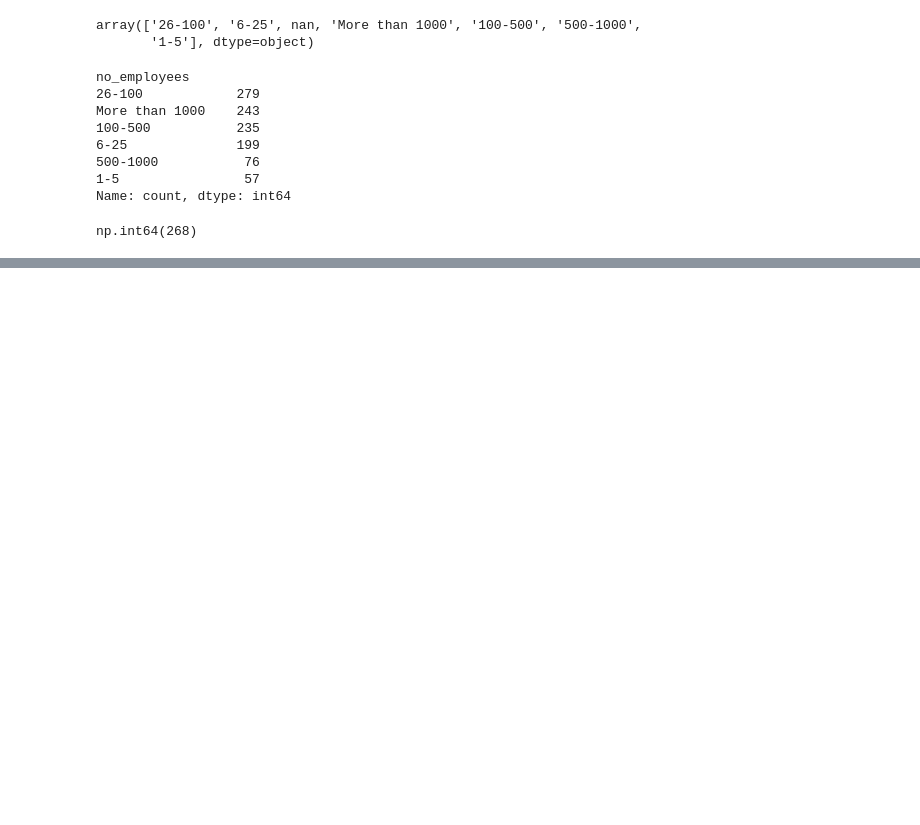
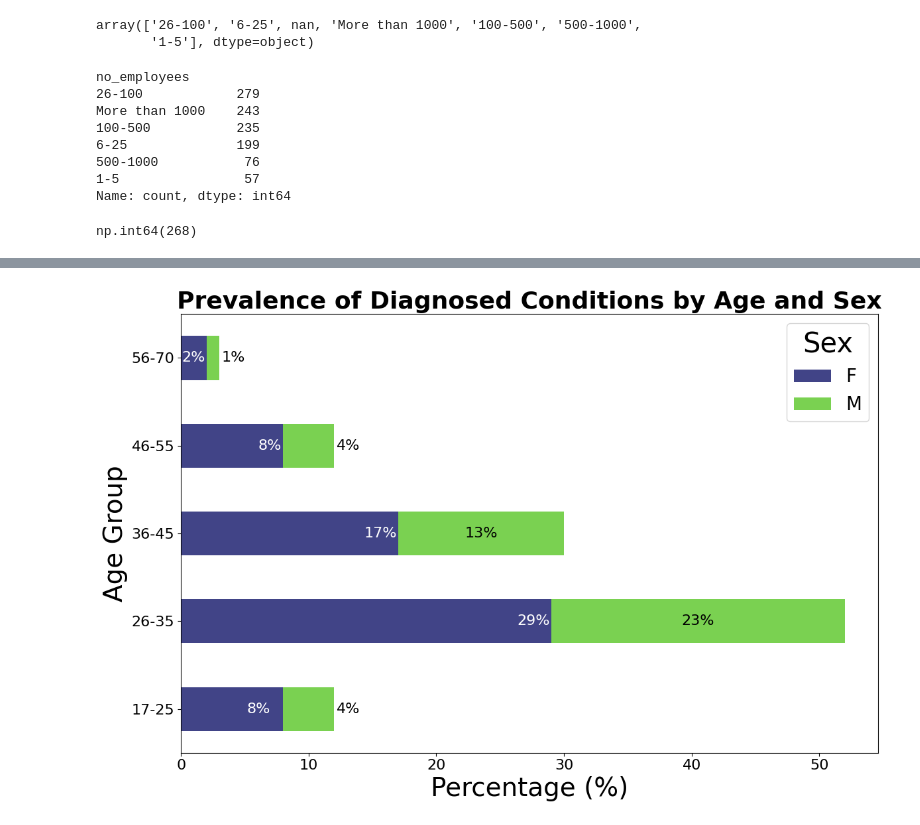
Before and after one commit to ShaQ90/week3_project, a Jupyter notebook: notebooks/Alessia.ipynb, the cells around one changed output, grey strips where cells are left out. Cells and saved outputs as stored; diff of their text form; code cells hidden in the pictures; blank space fills up the shorter version.

```diff
--- a/notebooks/Alessia.ipynb
+++ b/notebooks/Alessia.ipynb
@@ -387,0 +661,72 @@ np.int64(0)
+# %%
+import matplotlib.pyplot as plt
+import matplotlib.cm as cm
+import numpy as np
+
+colors = cm.viridis([0.2, 0.8])
+
+# Assuming pivot_table_percentage_age_sex is already created and contains the normalized data
+
+# Create a horizontal stacked bar chart
+ax = pivot_table_percentage_age_sex.plot(kind='barh', stacked=True, figsize=(12, 8), color=colors)
+
+# Set the title and labels with larger font sizes
+ax.set_title('Prevalence of Diagnosed Conditions by Age and Sex', fontsize=26, weight='bold')
+ax.set_xlabel('Percentage (%)', fontsize=28)
+ax.set_ylabel('Age Group', fontsize=28)
+
+# Customize the legend
+ax.legend(title='Sex', title_fontsize='30', fontsize='20')
+
+# Remove grid lines
+ax.grid(False)
+
+# Function to determine the best text color based on background brightness
+def get_text_color(background_color):
+    r, g, b, _ = background_color  # RGBA values
+    brightness = np.sqrt(0.299 * r ** 2 + 0.587 * g ** 2 + 0.114 * b ** 2)
+    return 'black' if brightness > 0.5 else 'white'
+
+# Add labels to the bars ensuring readability
+for i, container in enumerate(ax.containers):
+    for j, rect in enumerate(container):
+        width = rect.get_width()
+        label = f'{width:.0f}%'
+        height = rect.get_height()
+        y = rect.get_y() + height / 2  # Center the text vertically
+
+        text_color = get_text_color(rect.get_facecolor())
+
+        # Adjust label positions for the top bar segments
+        if i == 0:  # Special case for the top bar
+            if j == 0:  # First segment in the top bar
+                x = rect.get_x() + width - 1  # Push left from center
+            else:  # Second segment in the top bar
+                x = rect.get_x() + width - 0.1  # Push right from center to avoid overlap
+            ax.text(x, y, label, ha='right', va='center', fontsize=16, color=text_color)
+        else:
+            # Normal positioning for other bars
+            if text_color == 'white':
+                x = rect.get_x() + width / 2 - 0.2  # Push white labels slightly left
+            else:
+                x = rect.get_x() + width / 2  # Center black labels
+
+            if width > 5:  # Large enough, place inside and center
+                ax.text(x, y, label, ha='center', va='center', fontsize=16, color=text_color)
+            else:  # Too narrow, place externally
+                ax.text(rect.get_x() + width + 2, y, label, ha='right', va='center', fontsize=16, color='black')
+
+# Increase the size of the numbers on x and y axes
+ax.tick_params(axis='x', labelsize=16)
+ax.tick_params(axis='y', labelsize=16)
+
+# Adjust the spacing between bars (age groups) by reducing the layout padding
+plt.subplots_adjust(left=0.2, right=0.8, top=0.9, bottom=0.1)  # Adjust these parameters to control spacing
+
+# Adjust layout for better display
+plt.tight_layout()
+
+# Show the plot
+plt.show()
+# %% [output]
+[figure, added]
```
Also changed, not shown: parts of 32 cells of this notebook.
